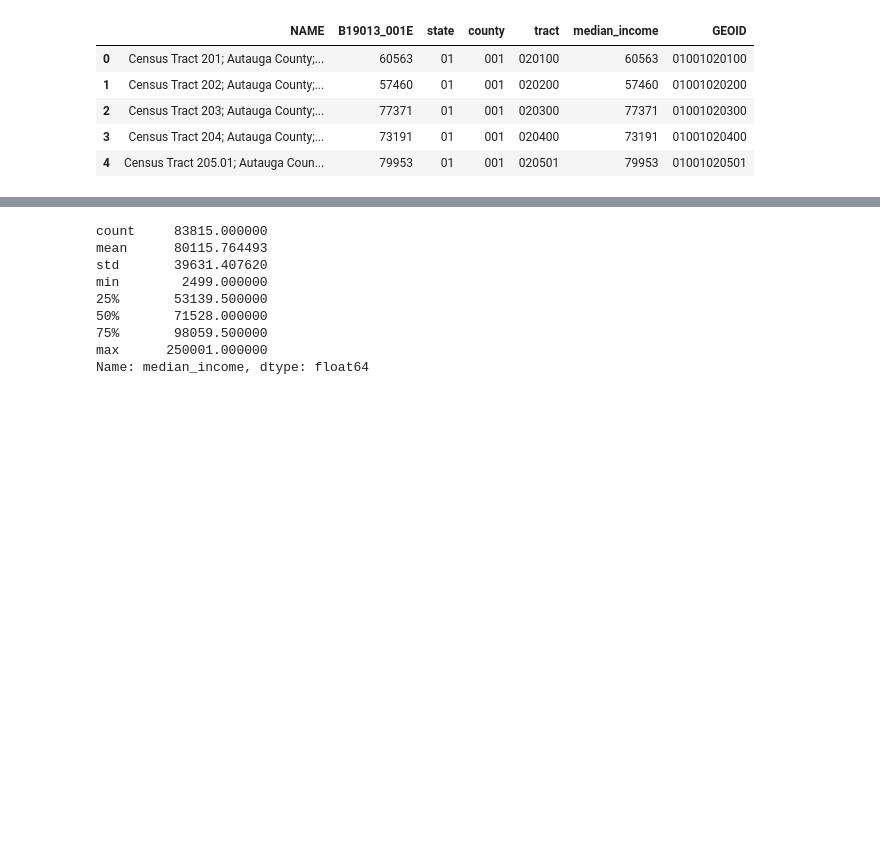
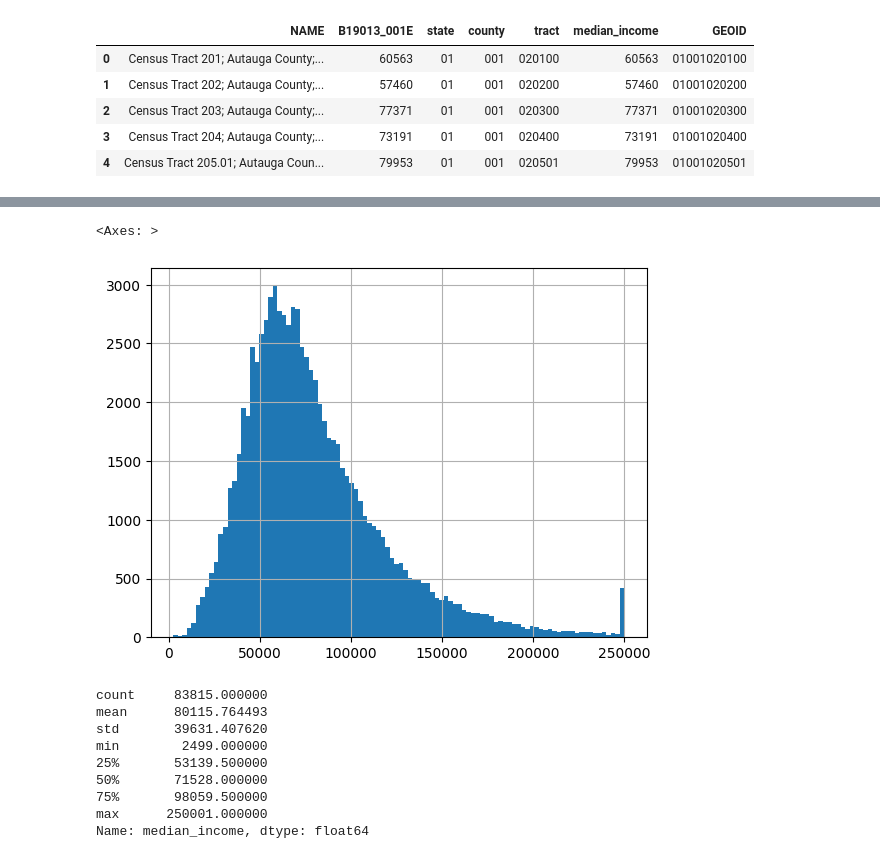
Before and after one commit to maxbusboom/WirelessIncome, a Jupyter notebook: notebooks/ericbusboom/census_tracts.ipynb, the cells around one changed output, grey strips where cells are left out. Saved outputs shown, nothing was run; the diff lists cells and outputs as text; code cells hidden in the pictures; blank space fills up the shorter version.

```diff
--- a/notebooks/ericbusboom/census_tracts.ipynb
+++ b/notebooks/ericbusboom/census_tracts.ipynb
@@ -168,3 +174,8 @@ plt.show()
+# %%
+df.median_income.hist(bins=100)
+# %% [output]
+<Axes: >
+[figure, added]
 # %%
 tracts_with_income[tracts_with_income.median_income>0].median_income.describe()
 # %% [output]
```
Also changed, not shown: parts of 2 cells of this notebook.
